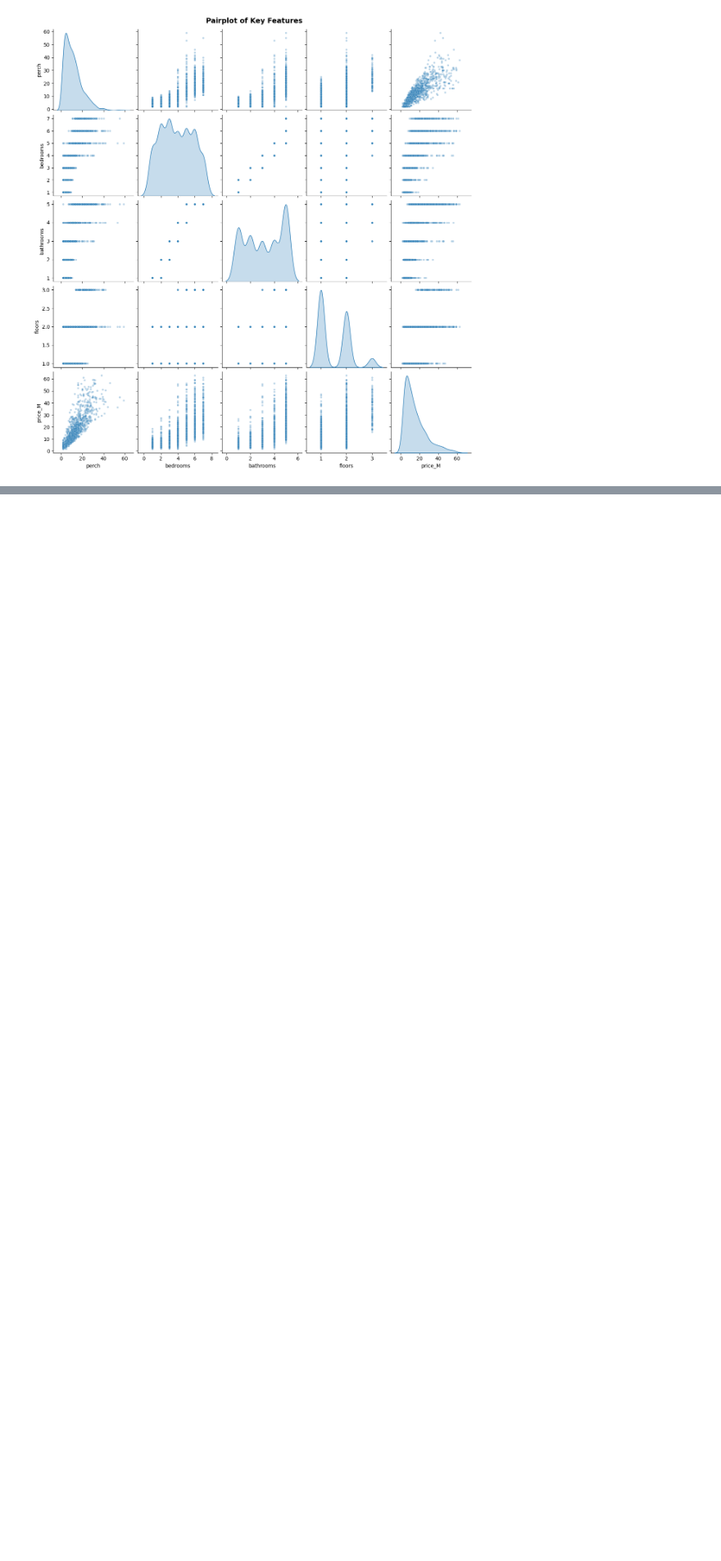
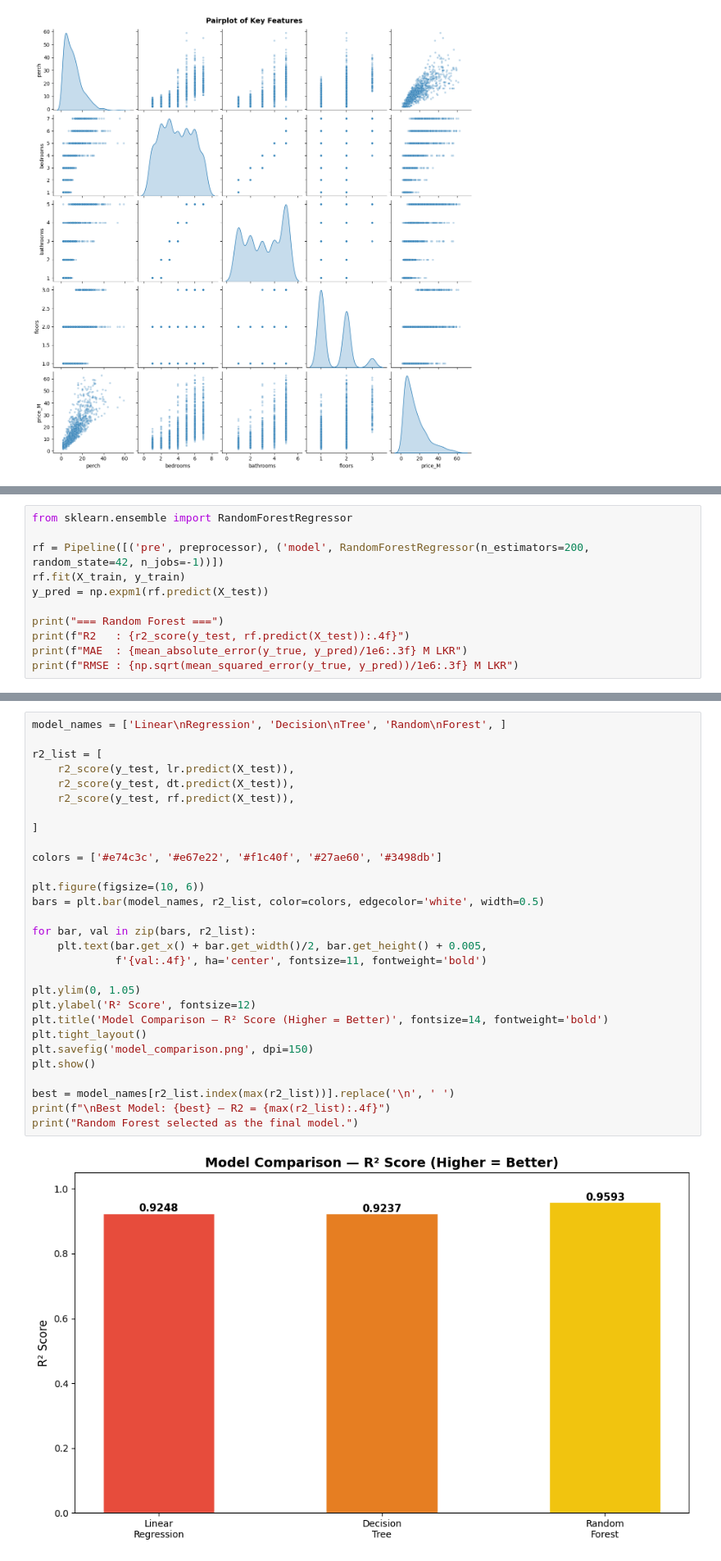
Before and after one commit to ChathurJayawardhana/independent_learning, a Jupyter notebook: index1.ipynb, the cells around one changed output, grey strips where cells are left out. Shown at 82% size. Drawn from its saved outputs; the diff is of its cells as text; blank space fills up the shorter version.

```diff
--- a/index1.ipynb
+++ b/index1.ipynb
@@ -412,0 +511,11 @@ Map saved: srilanka_house_price_map.html
+# %%
+from sklearn.ensemble import RandomForestRegressor
+
+rf = Pipeline([('pre', preprocessor), ('model', RandomForestRegressor(n_estimators=200, random_state=42, n_jobs=-1))])
+rf.fit(X_train, y_train)
+y_pred = np.expm1(rf.predict(X_test))
+
+print("=== Random Forest ===")
+print(f"R2   : {r2_score(y_test, rf.predict(X_test)):.4f}")
+print(f"MAE  : {mean_absolute_error(y_true, y_pred)/1e6:.3f} M LKR")
+print(f"RMSE : {np.sqrt(mean_squared_error(y_true, y_pred))/1e6:.3f} M LKR")
@@ -412,0 +543,31 @@ Map saved: srilanka_house_price_map.html
+# %%
+model_names = ['Linear\nRegression', 'Decision\nTree', 'Random\nForest', ]
+
+r2_list = [
+    r2_score(y_test, lr.predict(X_test)),
+    r2_score(y_test, dt.predict(X_test)),
+    r2_score(y_test, rf.predict(X_test)),
+
+]
+
+colors = ['#e74c3c', '#e67e22', '#f1c40f', '#27ae60', '#3498db']
+
+plt.figure(figsize=(10, 6))
+bars = plt.bar(model_names, r2_list, color=colors, edgecolor='white', width=0.5)
+
+for bar, val in zip(bars, r2_list):
+    plt.text(bar.get_x() + bar.get_width()/2, bar.get_height() + 0.005,
+             f'{val:.4f}', ha='center', fontsize=11, fontweight='bold')
+
+plt.ylim(0, 1.05)
+plt.ylabel('R² Score', fontsize=12)
+plt.title('Model Comparison — R² Score (Higher = Better)', fontsize=14, fontweight='bold')
+plt.tight_layout()
+plt.savefig('model_comparison.png', dpi=150)
+plt.show()
+
+best = model_names[r2_list.index(max(r2_list))].replace('\n', ' ')
+print(f"\nBest Model: {best} — R2 = {max(r2_list):.4f}")
+print("Random Forest selected as the final model.")
+# %% [output]
+[figure, added]
```
Also changed, not shown: parts of 8 cells of this notebook, 2 other files.
